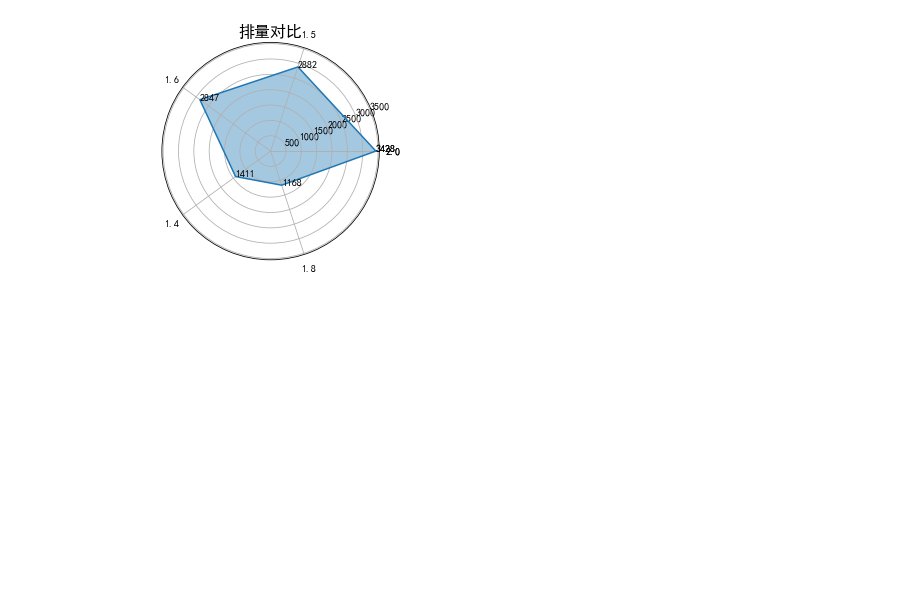
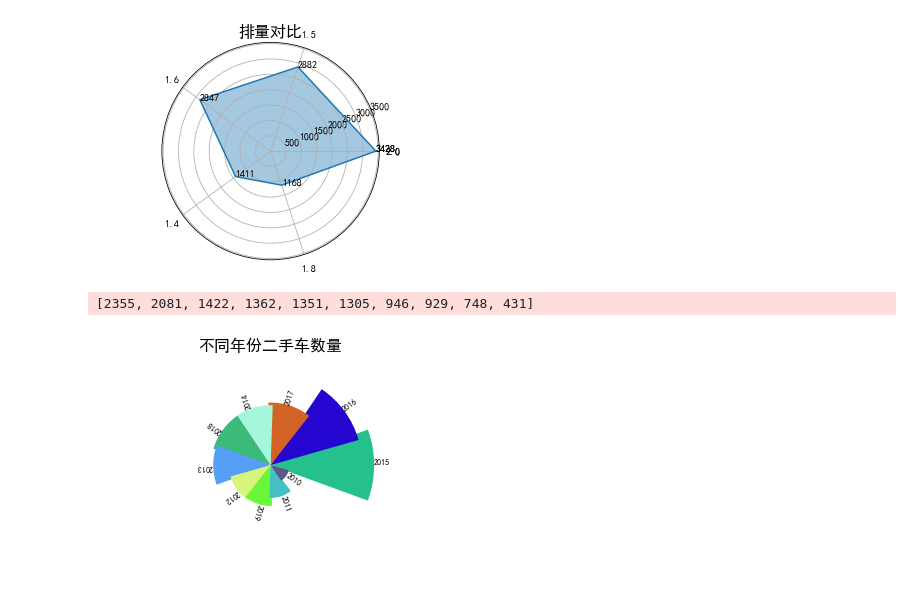
Before and after one commit to yangyezhuang/Python, a Jupyter notebook: Python数据分析/二手车实战/src/car.ipynb, the cells around one changed output. Cells and saved outputs as stored; diff of their text form; code cells hidden in the pictures; blank space fills up the shorter version.

```diff
--- a/Python数据分析/二手车实战/src/car.ipynb
+++ b/Python数据分析/二手车实战/src/car.ipynb
@@ -6,7 +6,7 @@ import matplotlib.pyplot as plt
 plt.rcParams['font.family']='simhei'
 plt.rcParams['axes.unicode_minus']=False
 
-df = pd.read_csv('E:\Code\PycharmProjects\Projects\二手车实战\data\car.csv',encoding='gbk')
+df = pd.read_csv('..\data\car.csv',encoding='gbk')
 df
 # %% [output]
 |  | city | time | title | km | 排量 | 变速箱 | origin_price | price | rule | 过户次数 | ... |
@@ -197,3 +171,27 @@ plt.show()
 [2.0, 1.5, 1.6, 1.4, 1.8]
 [3428, 2882, 2847, 1411, 1168]
 [figure]
+# %%
+time =df.drop(df[df['time']==3008].index|df[df['time']==4008].index)
+t1 = time['time'].value_counts()
+year = t1.index.tolist()[:10]
+v = t1.values.tolist()[:10]
+print(v)
+
+
+plt.title('不同年份二手车数量',fontsize=16)
+plt.axis(False)
+plt.polar()
+theta = np.linspace(0,2*np.pi,len(year),endpoint=False)
+plt.bar(theta,v,width=0.7,color=np.random.random((len(year), 3)))
+for i in range(len(year)):
+            plt.text(theta[i], v[i], year[i],
+                     rotation=theta[i] * 180 / np.pi,  # 文字角度
+                     rotation_mode='anchor',  # 标签起始位置不再是左上角
+                     size=8)
+plt.axis(False)
+# plt.savefig('../resources/不同年份二手车数量.jpg')
+plt.show()
+# %% [output]
+[2355, 2081, 1422, 1362, 1351, 1305, 946, 929, 748, 431]
+[figure, added]
```
Also changed, not shown: parts of 3 cells of this notebook.
